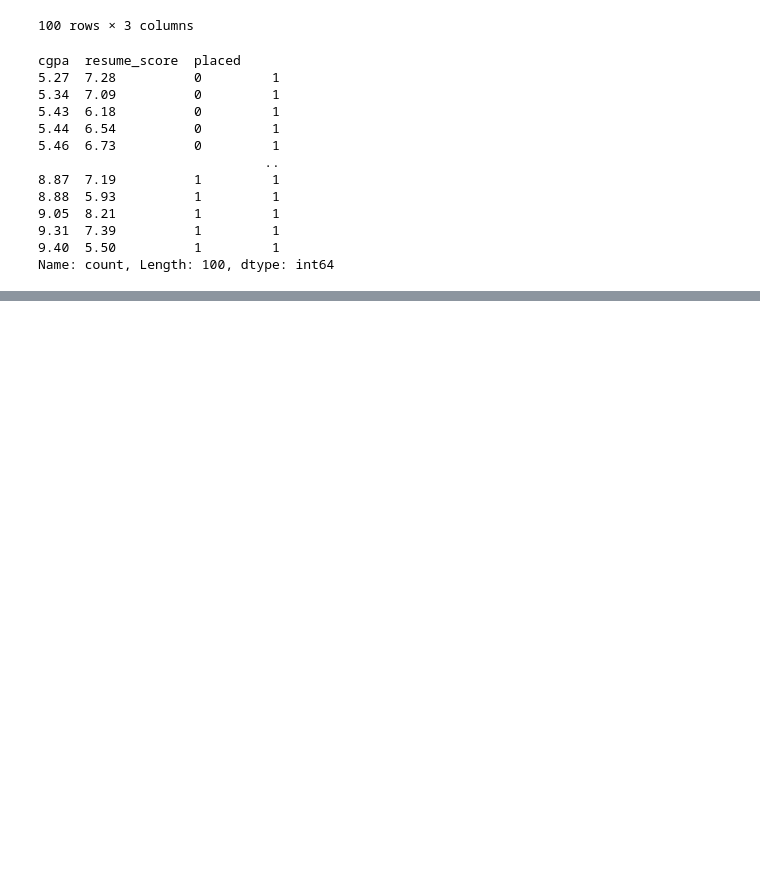
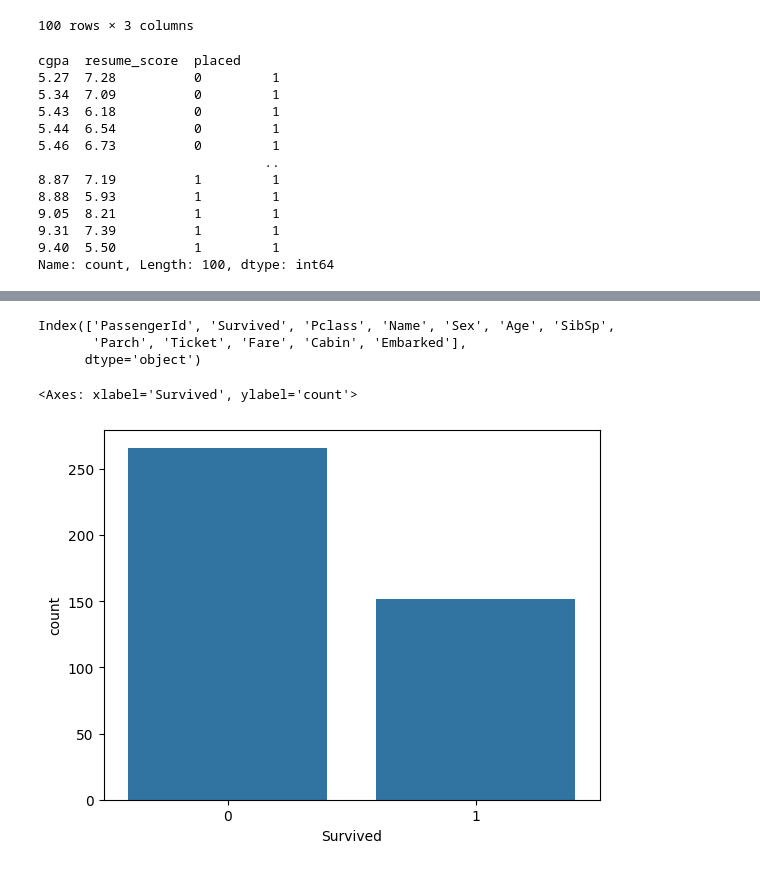
Before and after one commit to ashutosh414/Python-from-beginning, a Jupyter notebook: Day028_Pandas.ipynb, the cells around one changed output, grey strips where cells are left out. Saved outputs shown, nothing was run; the diff lists cells and outputs as text; code cells hidden in the pictures; blank space fills up the shorter version.

Commit message:
matplotlib.pylot basic plot

```diff
--- a/Day028_Pandas.ipynb
+++ b/Day028_Pandas.ipynb
@@ -831,0 +845,4 @@ Name: count, Length: 100, dtype: int64
+# %%
+titanic=pd.read_csv('Day028_titanic.csv')
+placement=pd.read_csv('Day028_placement.csv')
+tips=pd.read_csv('Day028_tips.csv')
@@ -831,0 +858,11 @@ Name: count, Length: 100, dtype: int64
+# %%
+titanic.columns
+# %% [output]
+Index(['PassengerId', 'Survived', 'Pclass', 'Name', 'Sex', 'Age', 'SibSp',
+       'Parch', 'Ticket', 'Fare', 'Cabin', 'Embarked'],
+      dtype='object')
+# %%
+sns.countplot(x='Survived',data=titanic)
+# %% [output]
+<Axes: xlabel='Survived', ylabel='count'>
+[figure, added]
```
Also changed, not shown: parts of 24 cells of this notebook.
